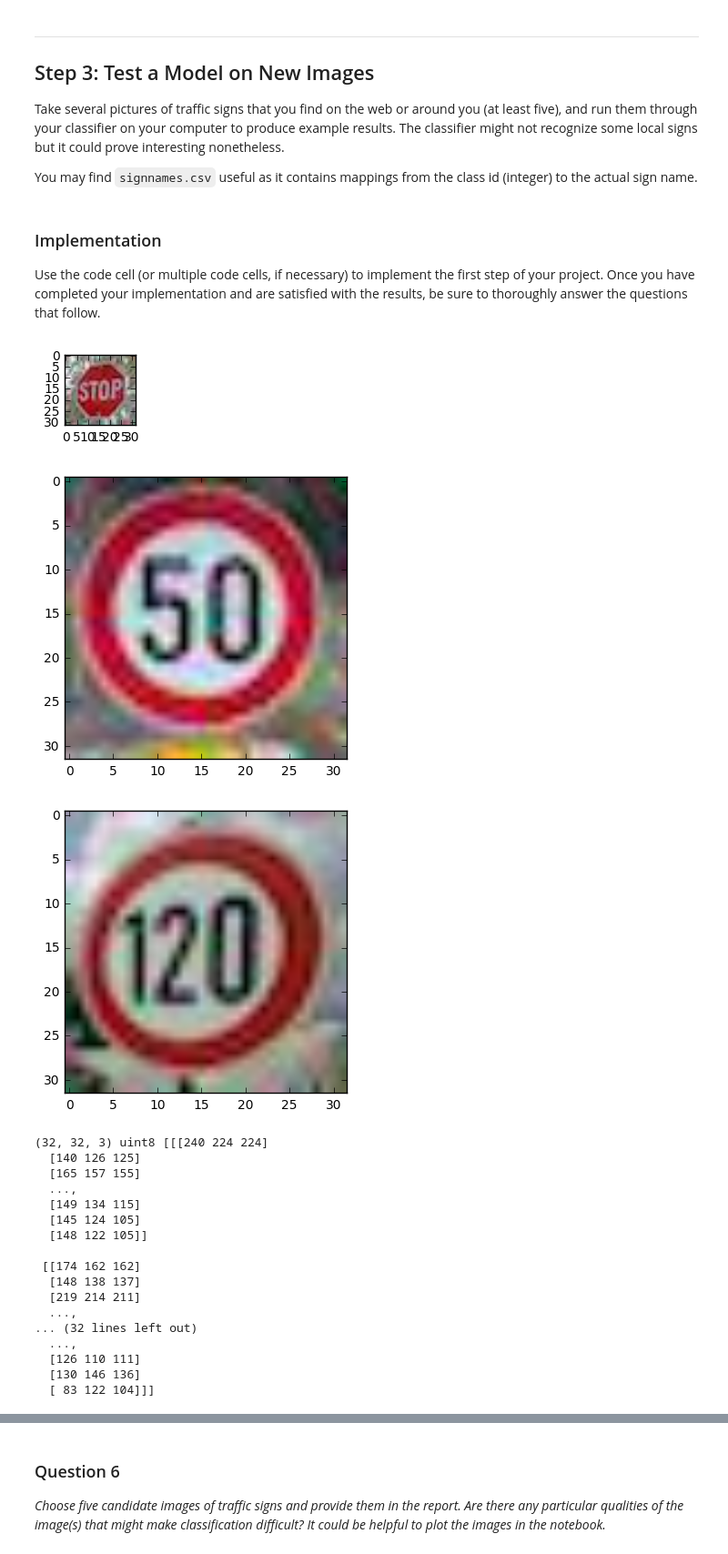
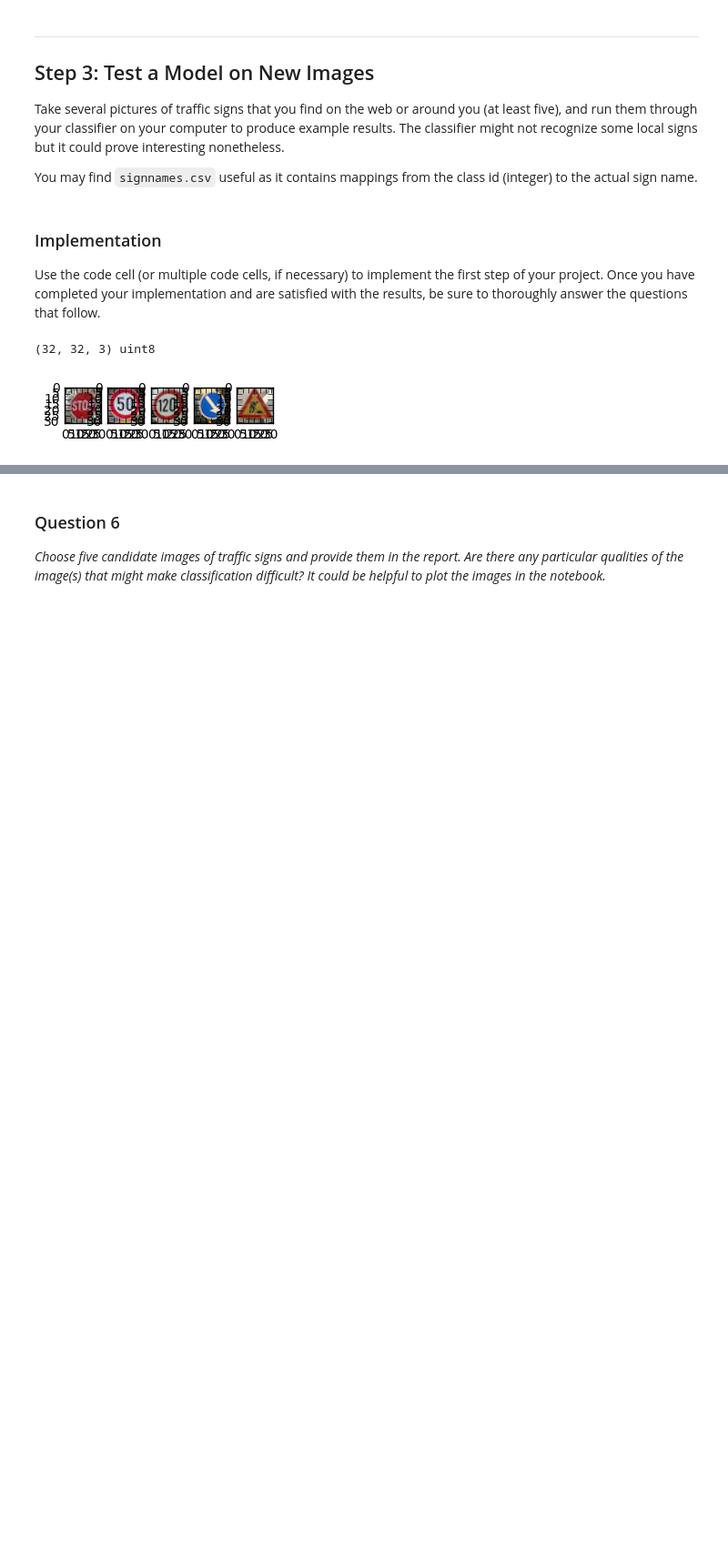
Before and after one commit to tsenying/CarND-Traffic-Sign-Classifier-Project, a Jupyter notebook: Traffic_Sign_Classifier.ipynb, the cells around one changed output, grey strips where cells are left out. Shown: that part at 91% size. Saved outputs shown, nothing was run; the diff lists cells and outputs as text; code cells hidden in the pictures; blank space fills up the shorter version.

```diff
--- a/Traffic_Sign_Classifier.ipynb
+++ b/Traffic_Sign_Classifier.ipynb
@@ -608,50 +570,31 @@ Use the code cell (or multiple code cells, if necessary) to implement the first
 # %%
 # JPEG images are 3 channel RGB images consistent with input data, so are easiest to deal with,
 # PNG have a 4th transparency channel, so need a bit more processing
 
 import matplotlib.pyplot as plt
 %matplotlib inline
 
 img_dir = "/Users/hong/udacity/car-nd/CarND-Traffic-Sign-Classifier-Project/signs/"
-# image = plt.imread(img_dir + 'stop.jpeg').astype('uint8')
-# print('image.shape={}'.format(image.shape))
 
-# # image = image.squeeze()
-# plt.figure(figsize=(1,1))
-# plt.imshow(image)
+image_files = ['stop.jpeg', 'speed50.jpeg', 'speed120.jpeg', 'keep_right.jpeg', 'road_work.jpeg']
+image_labels = [14,2,8,38,25]
+images = []
 
-image_files = ['stop.jpeg', 'speed50.jpeg', 'speed120.jpeg']
-images = []
-fig = plt.figure(figsize=(1,5))
+fig = plt.figure()
+
 i = 0
 for file in image_files:
     path = img_dir + file
     images.append( plt.imread(path) )
-    #     a = fig.add_subplot(1,5,i+1)
+    #print('i={}, index={}'.format(i, index)) ### can't have prints in this loop or image does not display
 
-    plt.imshow(images[i])
-    plt.show()
+    a = fig.add_subplot(5,10,i+1)
+    image = images[i].squeeze()
+
+    plt.imshow(image)
     i += 1
 
-print(images[0].shape, images[0].dtype, images[0])
+print(images[0].shape, images[0].dtype)
 # %% [output]
+(32, 32, 3) uint8
-[figure, old version]
+[figure, new version]
-[figure, removed]
-[figure, removed]
-(32, 32, 3) uint8 [[[240 224 224]
-  [140 126 125]
-  [165 157 155]
-  ...,
-  [149 134 115]
-  [145 124 105]
-  [148 122 105]]
-
- [[174 162 162]
-  [148 138 137]
-  [219 214 211]
-  ...,
-... (32 lines left out)
-  ...,
-  [126 110 111]
-  [130 146 136]
-  [ 83 122 104]]]
```
Also changed, not shown: parts of 29 cells of this notebook, 1 other file.
